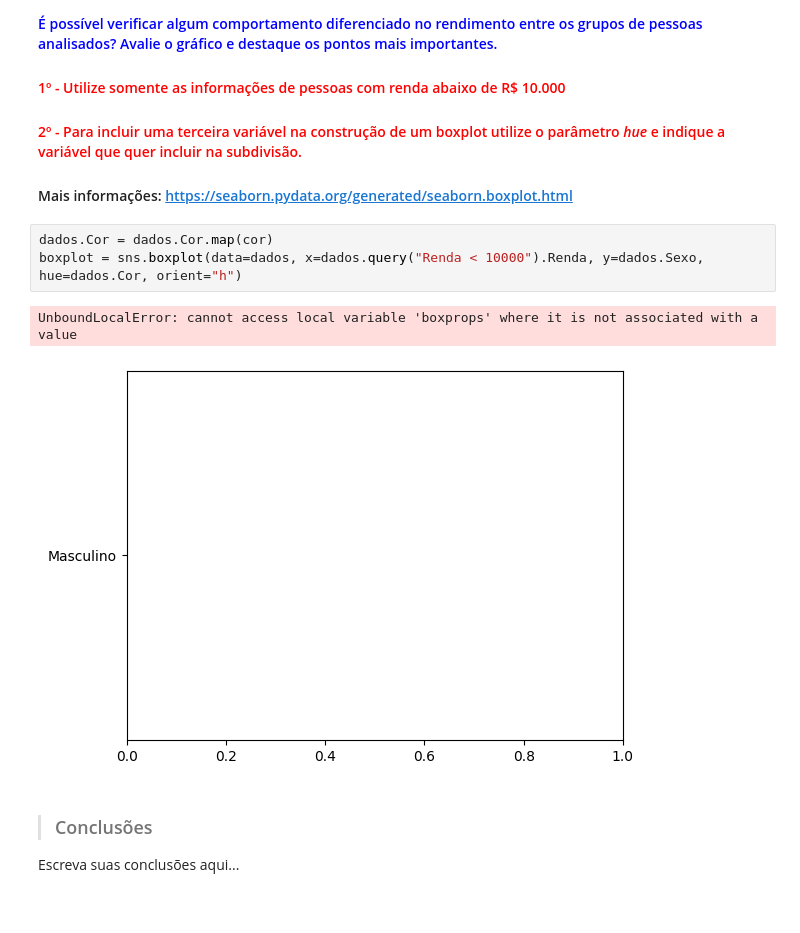
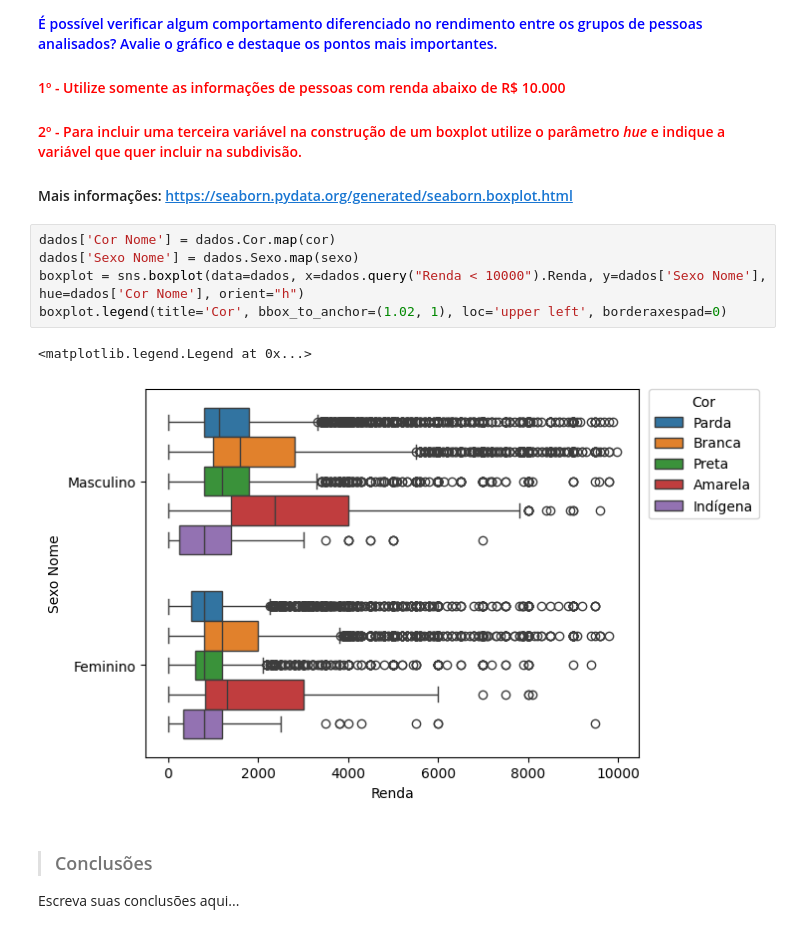
Before and after one commit to mr-miguelrangel/ESTUDO-Analise-descritiva, a Jupyter notebook: Análise_Descritiva.ipynb, the cells around one changed output. Saved outputs shown, nothing was run; the diff lists cells and outputs as text.

```diff
--- a/Análise_Descritiva.ipynb
+++ b/Análise_Descritiva.ipynb
@@ -456,11 +456,13 @@ Escreva suas conclusões aqui...
 #### <font color='red'>2º - Para incluir uma terceira variável na construção de um boxplot utilize o parâmetro <i>hue</i> e indique a variável que quer incluir na subdivisão.</font>
 #### Mais informações: https://seaborn.pydata.org/generated/seaborn.boxplot.html
 # %%
-dados.Cor = dados.Cor.map(cor)
-boxplot = sns.boxplot(data=dados, x=dados.query("Renda < 10000").Renda, y=dados.Sexo, hue=dados.Cor, orient="h")
+dados['Cor Nome'] = dados.Cor.map(cor)
+dados['Sexo Nome'] = dados.Sexo.map(sexo)
+boxplot = sns.boxplot(data=dados, x=dados.query("Renda < 10000").Renda, y=dados['Sexo Nome'], hue=dados['Cor Nome'], orient="h")
+boxplot.legend(title='Cor', bbox_to_anchor=(1.02, 1), loc='upper left', borderaxespad=0)
 # %% [output]
-UnboundLocalError: cannot access local variable 'boxprops' where it is not associated with a value
+<matplotlib.legend.Legend at 0x...>
-[figure, old version]
+[figure, new version]
 # %% [markdown]
 > ### Conclusões
 
```
